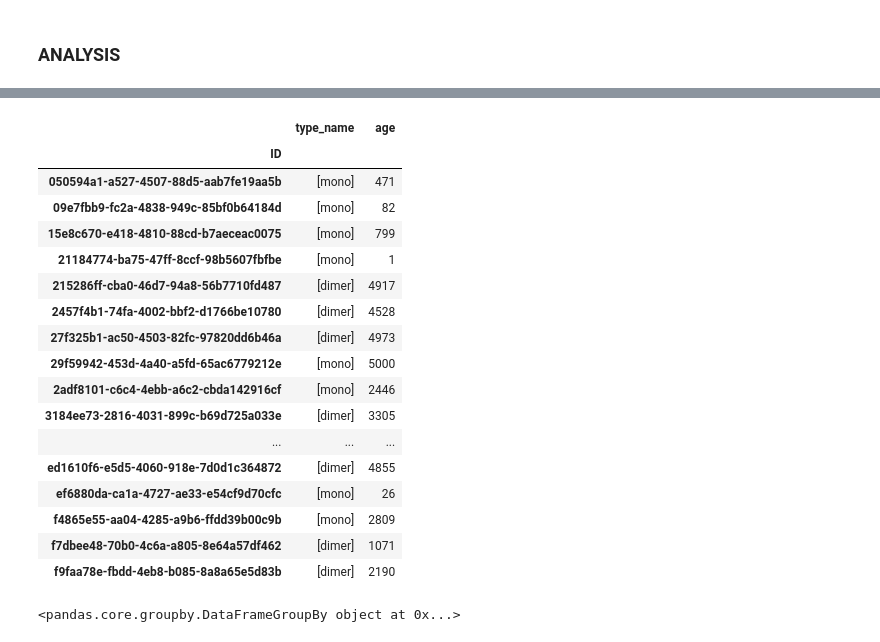
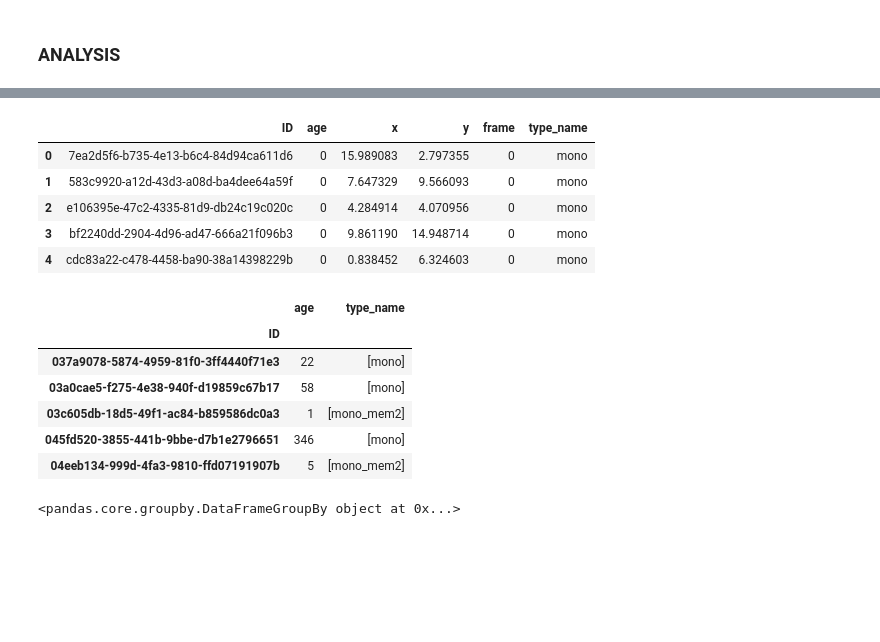
Before and after one commit to dprovasi/readi, a Jupyter notebook: readi.ipynb, the cells around one changed output, grey strips where cells are left out. Cells and saved outputs as stored; diff of their text form; code cells hidden in the pictures; blank space fills up the shorter version.

Commit message:
plots and analysis
lots of changes in analysis, plotting with colors
example run is now double dimerization

```diff
--- a/readi.ipynb
+++ b/readi.ipynb
@@ -291,20 +298,31 @@ class bim_encunter_complex(encunter_complex_type):
         p1 = [i for i,p in enumerate(particles_) if p.ptype==self.type1]
         p2 = [i for i,p in enumerate(particles_) if p.ptype==self.type2]
         ec=[]
+        #report_pairs=[]
         #print(p1)
         #print(p2)
+        used_ones=[]
         for q1 in p1:
             for q2 in p2:
-                if not q1 == q2:
+                if not q1 == q2 and not ((q1 in used_ones) or (q2 in used_ones)):
                     vec1= particles_[q1].pos - particles_[q2].pos
                     #print(vec1)
                     dist1= np.sqrt((vec1 * vec1).sum())
                     if dist1 < self.dist:
-                        ec.append([(q1,particles_[q1]),(q2,particles_[q2])])
+                        #report_pairs.append([q1,q2])
+                        ec.append([particles_[q1],particles_[q2]])
+                        ## we want particles to be in only one instance
+                        ## otherwise we can react safely
+                        used_ones.append(q1)
+                        used_ones.append(q2)
+
+        #print(report_pairs)
         return ec
 # %%
 class annihilation_reaction(reaction):
-    """ annihilation reaction"""
+    """ annihilation reaction
+        A + B -> 0
+    """
     def __init__(self, name, rate):
         super(annihilation_reaction,self).__init__(name,rate)
 
@@ -312,15 +330,17 @@ class annihilation_reaction(reaction):
         return None
 
 class fusion_reaction(reaction):
-    """ fusion reaction"""
-    def __init__(self, name, rate, outtpye):
-        self.outtype = outtpye
+    """ fusion reaction
+        A + B -> C
+    """
+    def __init__(self, name, rate, outtype):
+        self.outtype = outtype
         super(fusion_reaction,self).__init__(name,rate)
 
     def effect_reaction(self,encunter_complex_in):
         pos = None ## get particle pos in encounter complex in and average
-        poss = [part[1].pos for part in encunter_complex_in]
-        print([part[0] for part in encunter_complex_in])
+        poss = [part.pos for part in encunter_complex_in]
+        #print([part[0] for part in encunter_complex_in])
         return [particle(self.outtype, poss[0])]
 # %% [markdown]
 ### Run
@@ -399,7 +403,7 @@ t = traj(init_pos)
 # %% [markdown]
 #### run
 # %%
-timesteps=500
+timesteps=1000
 for i in range(timesteps):
     t.step(.1)
     t.react_unimolecular(.1)
@@ -439,26 +439,28 @@ plt.show()
+# %%
+## reshape trajectory
+tr=reshape(t)
+tr.head()
+# %% [output]
+|  | ID | age | x | y | frame | type_name |
+| 0 | 7ea2d5f6-b735-4e13-b6c4-84d94ca611d6 | 0 | 15.989083 | 2.797355 | 0 | mono |
+| 1 | 583c9920-a12d-43d3-a08d-ba4dee64a59f | 0 | 7.647329 | 9.566093 | 0 | mono |
+| 2 | e106395e-47c2-4335-81d9-db24c19c020c | 0 | 4.284914 | 4.070956 | 0 | mono |
+| 3 | bf2240dd-2904-4d96-ad47-666a21f096b3 | 0 | 9.861190 | 14.948714 | 0 | mono |
+| 4 | cdc83a22-c478-4458-ba90-38a14398229b | 0 | 0.838452 | 6.324603 | 0 | mono |
 # %%
-tr=reshape(t)
+## group by particle and get max age
+## useful to plot life-time distributions per type
 pp=tr.groupby(by='ID')
-pp.agg({'age':'max', 'type_name':'unique'})
+zzz=pp.agg({'age':'max', 'type_name':'unique'})
+zzz.head()
 # %% [output]
-|  | type_name | age |
+|  | age | type_name |
 | ID |  |  |
-| 050594a1-a527-4507-88d5-aab7fe19aa5b | [mono] | 471 |
-| 09e7fbb9-fc2a-4838-949c-85bf0b64184d | [mono] | 82 |
-| 15e8c670-e418-4810-88cd-b7aeceac0075 | [mono] | 799 |
-| 21184774-ba75-47ff-8ccf-98b5607fbfbe | [mono] | 1 |
-| 215286ff-cba0-46d7-94a8-56b7710fd487 | [dimer] | 4917 |
-| 2457f4b1-74fa-4002-bbf2-d1766be10780 | [dimer] | 4528 |
-| 27f325b1-ac50-4503-82fc-97820dd6b46a | [dimer] | 4973 |
-| 29f59942-453d-4a40-a5fd-65ac6779212e | [mono] | 5000 |
-| 2adf8101-c6c4-4ebb-a6c2-cbda142916cf | [mono] | 2446 |
-| 3184ee73-2816-4031-899c-b69d725a033e | [dimer] | 3305 |
-| ... | ... | ... |
-| ed1610f6-e5d5-4060-918e-7d0d1c364872 | [dimer] | 4855 |
-| ef6880da-ca1a-4727-ae33-e54cf9d70cfc | [mono] | 26 |
-| f4865e55-aa04-4285-a9b6-ffdd39b00c9b | [mono] | 2809 |
-| f7dbee48-70b0-4c6a-a805-8e64a57df462 | [dimer] | 1071 |
-| f9faa78e-fbdd-4eb8-b085-8a8a65e5d83b | [dimer] | 2190 |
+| 037a9078-5874-4959-81f0-3ff4440f71e3 | 22 | [mono] |
+| 03a0cae5-f275-4e38-940f-d19859c67b17 | 58 | [mono] |
+| 03c605db-18d5-49f1-ac84-b859586dc0a3 | 1 | [mono_mem2] |
+| 045fd520-3855-441b-9bbe-d7b1e2796651 | 346 | [mono] |
+| 04eeb134-999d-4fa3-9810-ffd07191907b | 5 | [mono_mem2] |
 # %%
 lifes = pp.agg({'age':'max', 'type_name':'unique'})
 yy = lifes.groupby('type_name')
```
Also changed, not shown: parts of 19 cells of this notebook.
